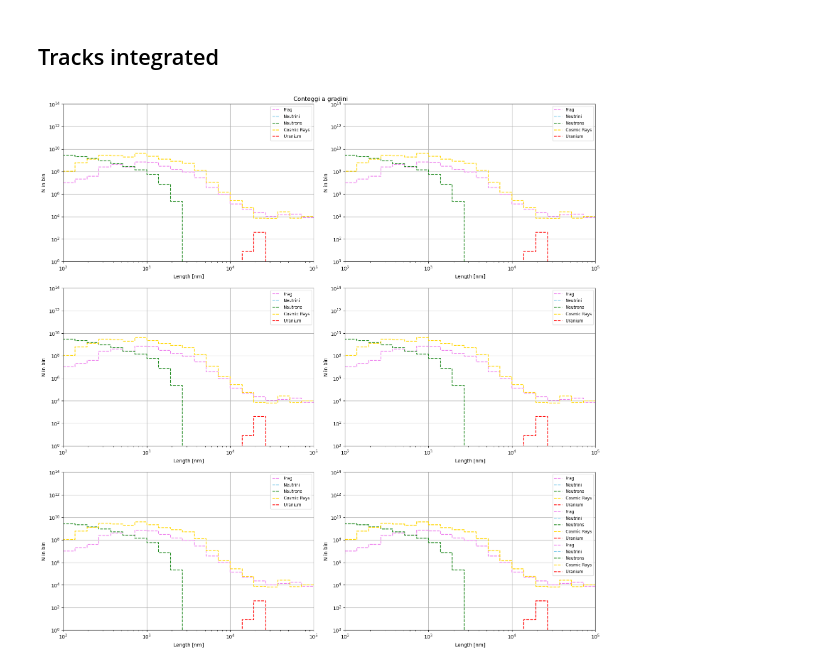
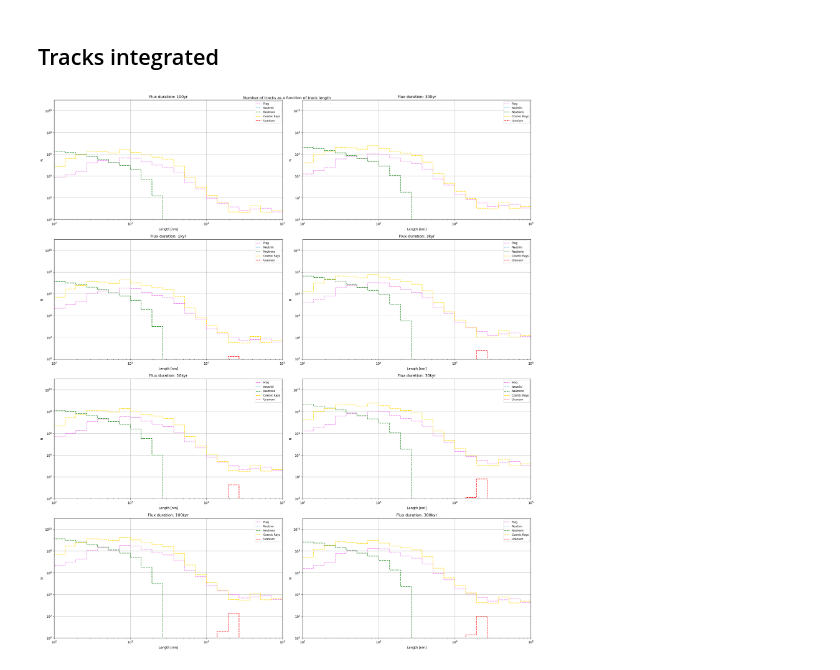
Before and after one commit to fedemaio/Bachelor-Thesis, a Jupyter notebook: all_you_need/geant/exposed_hal.ipynb, the cells around one changed output. Cells and saved outputs as stored; diff of their text form; code cells hidden in the pictures.

```diff
--- a/all_you_need/geant/exposed_hal.ipynb
+++ b/all_you_need/geant/exposed_hal.ipynb
@@ -64,7 +166,7 @@ Er = np.logspace(-2, 3, 101)  # Energia in MeV
 
 
 # Crea la figura e i subplot 4x2
-fig, axs = plt.subplots(4, 2, figsize=(16, 16))
+fig, axs = plt.subplots(4, 2, figsize=(22, 25))
 fig.suptitle("Rate differenziale da rinculo nucleare $\\frac{{dR}}{{dx}}$", fontsize=16)
 
 for idx, n in enumerate(name):
@@ -84,7 +186,6 @@ for idx, n in enumerate(name):
         y_nu        = halite.dRdx_nu(z_bins)
         y_neutrons  = halite.dRdx_neutrons(z_bins)
         y_cosmicrays = halite.dRdx_muons_new(z_bins, "Resconi")
-        y_cosmicrays_interp = log_interp1d(zz_centre, y_cosmicrays)
 
         #adding Uranium tracks
         data_U = np.loadtxt("../Fission/Uranium_counts.txt", comments="#")
@@ -164,46 +251,47 @@ def integrate_in_bins(x, y, x_bins, mass, tot_time):
 # %%
 mass=0.1 #in kg
 
-fig, axs = plt.subplots(3, 2, figsize=(16, 16))
-fig.suptitle("Conteggi a gradini")
+fig, axs = plt.subplots(4, 2, figsize=(22, 25))
+fig.suptitle("Number of tracks as a function of track length")
 
 for idx, n in enumerate(name):
     if idx < axs.size:
         ax = axs.flat[idx]  # Scorri attraverso i subplot in ordine lineare
 
     # Definiamo i bin su x (lunghezza) e calcoliamo dR/dx
     z_bins = np.linspace(0, 100000, 100000)
     zz_centre = z_bins[:-1] + np.diff(z_bins)/2.
 
     # Scelta dei bin di lunghezza (in nm), da 1e-2 a 1e5 su scala log:
     i_bins = np.logspace(-2, 5, 50)  # 20 bin => 21 edges
 
     # Integra y_values nei bin:
-    counts_Signal = integrate_in_bins(zz_centre, y_valuesSig, i_bins, mass, tot_time)
-    counts_nu = integrate_in_bins(zz_centre, y_nu, i_bins, mass, tot_time)
-    counts_neutrons = integrate_in_bins(zz_centre, y_neutrons, i_bins, mass, tot_time)
-    counts_cosmics = integrate_in_bins(zz_centre, y_cosmicrays, i_bins, mass, tot_time)
-    counts_U = integrate_in_bins(zz_centre, yU_interp, i_bins, mass, tot_time)
+    counts_Signal = integrate_in_bins(zz_centre, y_valuesSig, i_bins, mass, arr_time[idx])
+    counts_nu = integrate_in_bins(zz_centre, y_nu, i_bins, mass, arr_time[idx])
+    counts_neutrons = integrate_in_bins(zz_centre, y_neutrons, i_bins, mass, arr_time[idx])
+    counts_cosmics = integrate_in_bins(zz_centre, y_cosmicrays, i_bins, mass, arr_time[idx])
+    counts_U = integrate_in_bins(zz_centre, yU_interp, i_bins, mass, arr_time[idx])
 
     #signal plot
     ax.step(i_bins, np.r_[counts_Signal, counts_Signal[-1]], where='post', color='violet', linestyle='--', label='Frag')
 
     #background plot
     ax.step(i_bins, np.r_[counts_nu, counts_nu[-1]], where='post', color='skyblue', linestyle='--', label='Neutrini') #non moltiplico questi background per factor perchè lo sono già le loro y
     ax.step(i_bins, np.r_[counts_neutrons, counts_neutrons[-1]], where='post', color='forestgreen', linestyle='--', label='Neutrons')
     ax.step(i_bins, np.r_[counts_cosmics, counts_cosmics[-1]], where='post', color='gold', linestyle='--', label='Cosmic Rays')
     ax.step(i_bins, np.r_[counts_U, counts_U[-1]], where='post', color='red', linestyle='--', label='Uranium')
 
     ax.set_xlabel("Length [$\\mathrm{nm}$]")
-    ax.set_ylabel("N in bin")
+    ax.set_ylabel("N")
     ax.set_xscale('log')
     ax.set_yscale('log')
     ax.set_xlim(1e2, 1e5)
-    ax.set_ylim(1, 1e14)
+    ax.set_ylim(1, 1e11)
     ax.legend(loc="upper right", fontsize="small")
     ax.grid(True)
+    ax.set_title("Flux duration: " + n)
 
 plt.tight_layout()
 plt.show()
 # %% [output]
-[figure, old version]
+[figure, new version]
```
Also changed, not shown: parts of 3 cells of this notebook, 32 other files.
